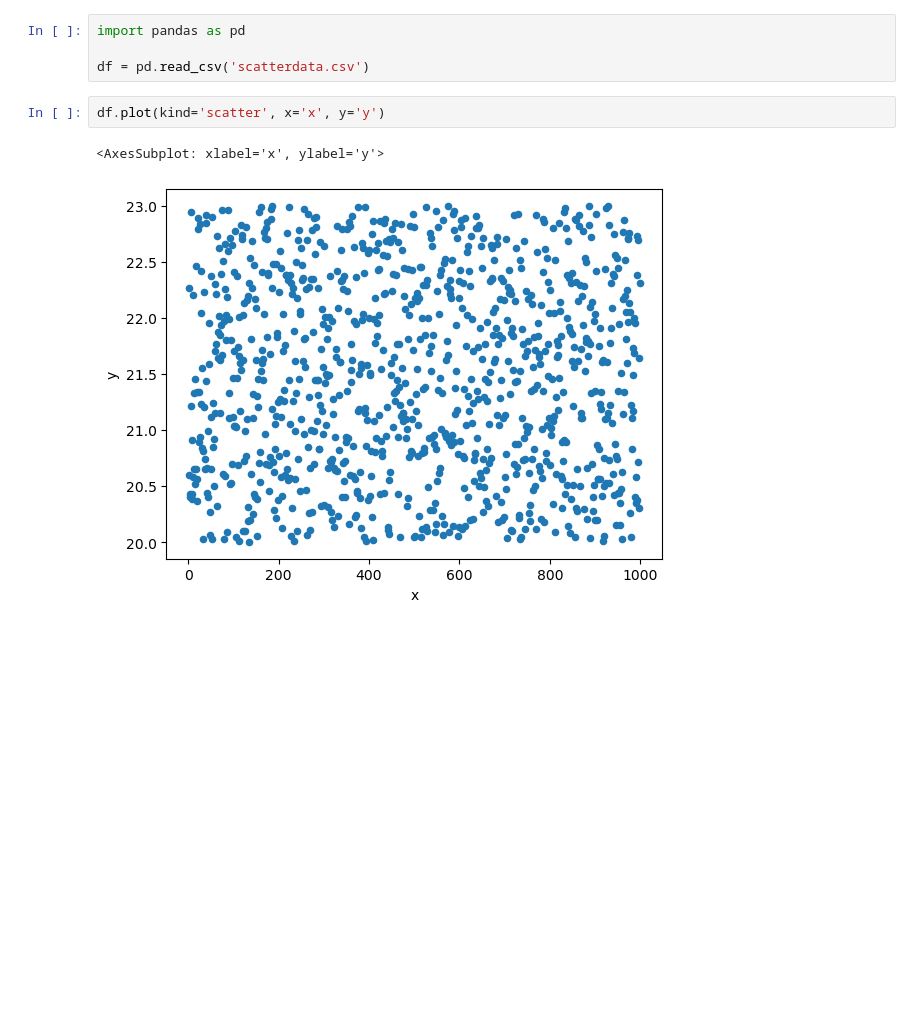
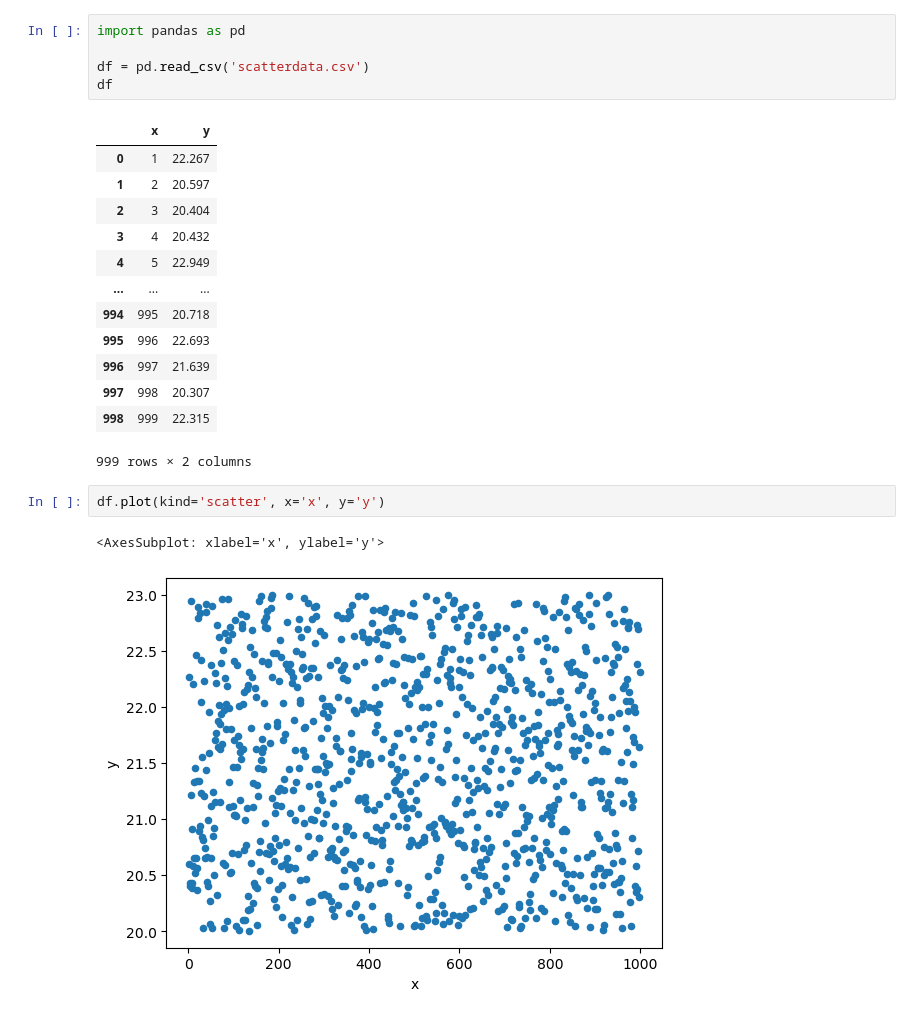
Before and after one commit to hugoestradas/Python_Scripts, a Jupyter notebook: scatter vs hexbin.ipynb, the cells around one changed output. Drawn from its saved outputs; the diff is of its cells as text; blank space fills up the shorter version.

```diff
--- a/scatter vs hexbin.ipynb
+++ b/scatter vs hexbin.ipynb
@@ -1,7 +1,22 @@
 # %%
 import pandas as pd
 
 df = pd.read_csv('scatterdata.csv')
+df
+# %% [output]
+|  | x | y |
+| 0 | 1 | 22.267 |
+| 1 | 2 | 20.597 |
+| 2 | 3 | 20.404 |
+| 3 | 4 | 20.432 |
+| 4 | 5 | 22.949 |
+| ... | ... | ... |
+| 994 | 995 | 20.718 |
+| 995 | 996 | 22.693 |
+| 996 | 997 | 21.639 |
+| 997 | 998 | 20.307 |
+| 998 | 999 | 22.315 |
+999 rows × 2 columns
 # %%
 df.plot(kind='scatter', x='x', y='y')
 # %% [output]
```
Also changed, not shown: parts of 1 cell of this notebook.
